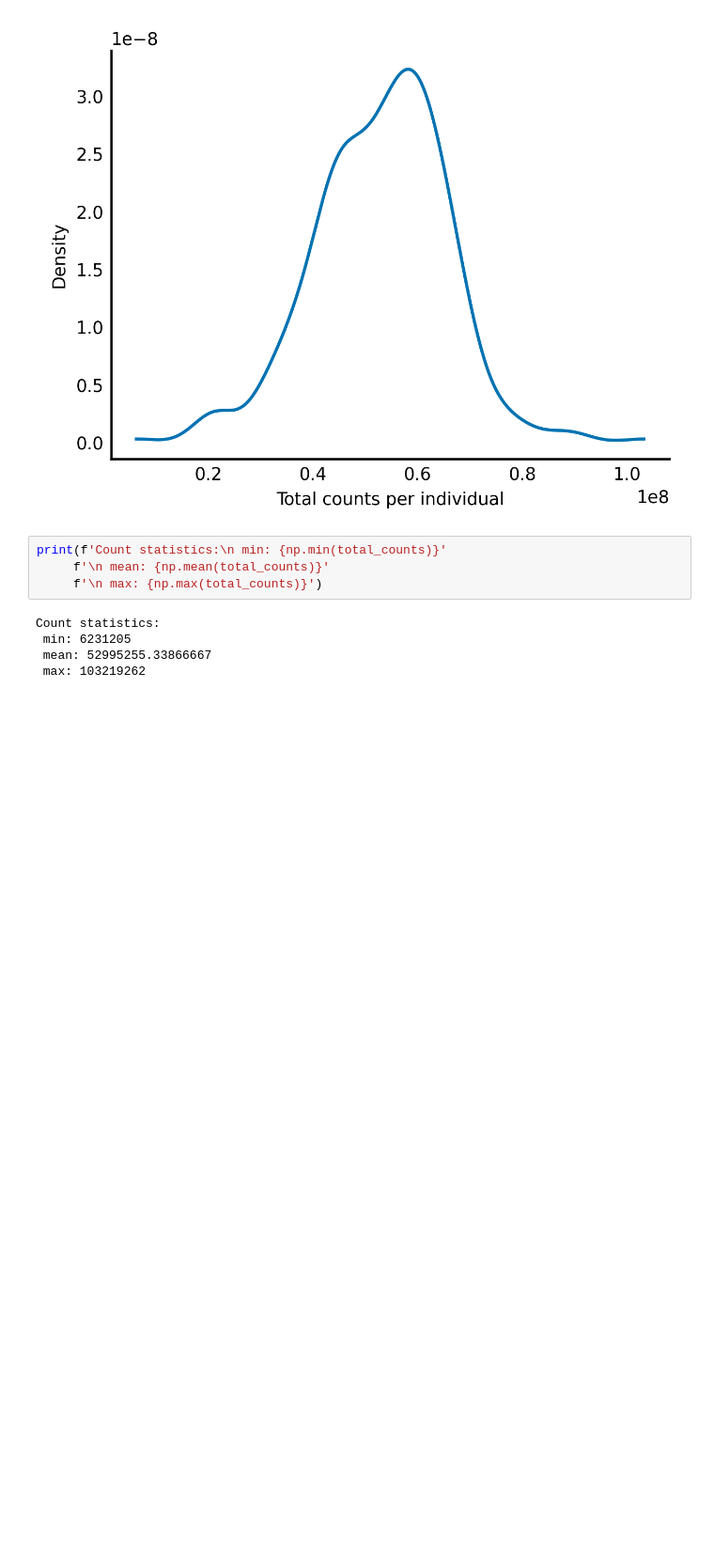
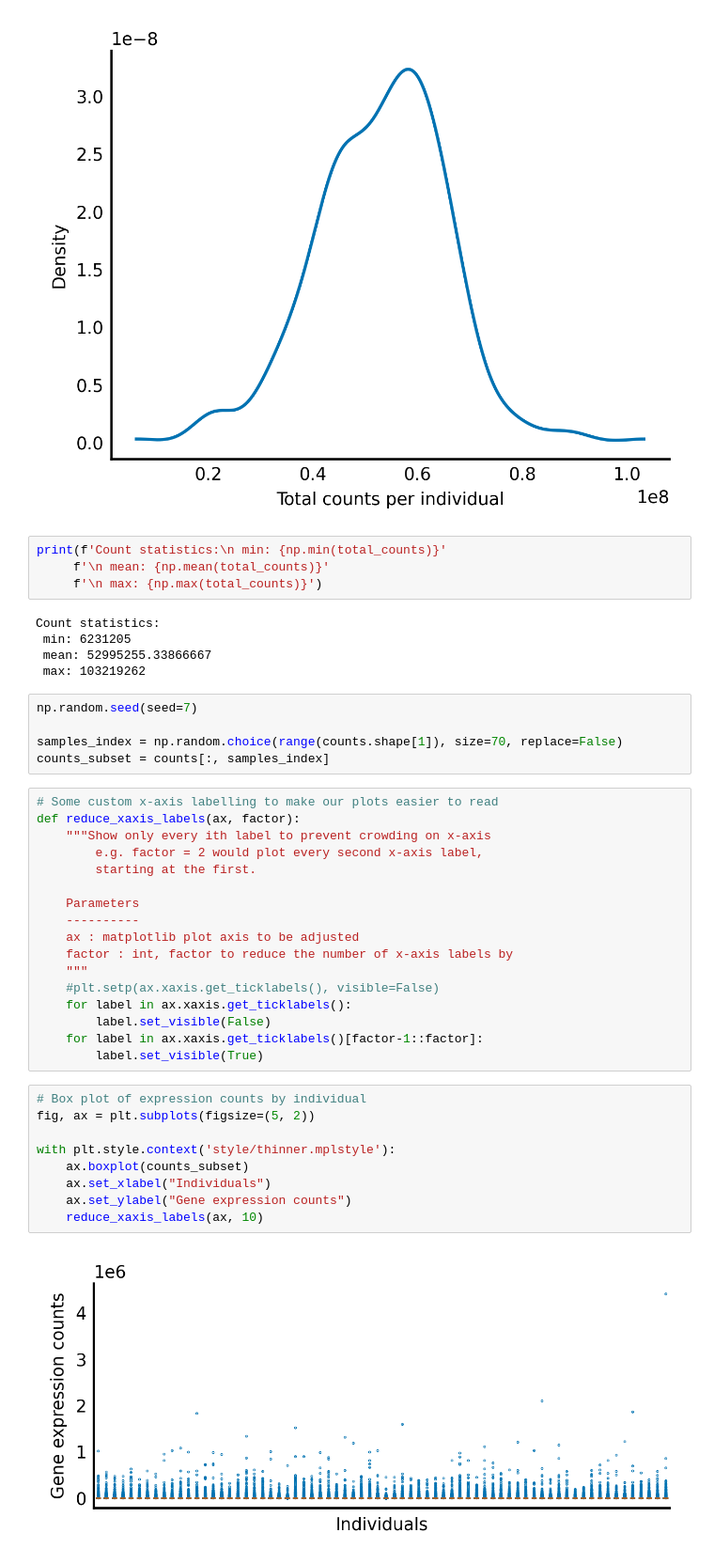
Before and after one commit to kebuhcah/experiments, a Jupyter notebook: elegant-scipy/chapter2.ipynb, the cells around one changed output. Shown at 94% size. Drawn from its saved outputs; the diff is of its cells as text; blank space fills up the shorter version.

Commit message:
more normalization, box plots

```diff
--- a/elegant-scipy/chapter2.ipynb
+++ b/elegant-scipy/chapter2.ipynb
@@ -89,3 +89,36 @@ Count statistics:
  min: 6231205
  mean: 52995255.33866667
  max: 103219262
+# %%
+np.random.seed(seed=7)
+
+samples_index = np.random.choice(range(counts.shape[1]), size=70, replace=False)
+counts_subset = counts[:, samples_index]
+# %%
+# Some custom x-axis labelling to make our plots easier to read
+def reduce_xaxis_labels(ax, factor):
+    """Show only every ith label to prevent crowding on x-axis
+        e.g. factor = 2 would plot every second x-axis label,
+        starting at the first.
+
+    Parameters
+    ----------
+    ax : matplotlib plot axis to be adjusted
+    factor : int, factor to reduce the number of x-axis labels by
+    """
+    #plt.setp(ax.xaxis.get_ticklabels(), visible=False)
+    for label in ax.xaxis.get_ticklabels():
+        label.set_visible(False)
+    for label in ax.xaxis.get_ticklabels()[factor-1::factor]:
+        label.set_visible(True)
+# %%
+# Box plot of expression counts by individual
+fig, ax = plt.subplots(figsize=(5, 2))
+
+with plt.style.context('style/thinner.mplstyle'):
+    ax.boxplot(counts_subset)
+    ax.set_xlabel("Individuals")
+    ax.set_ylabel("Gene expression counts")
+    reduce_xaxis_labels(ax, 10)
+# %% [output]
+[figure, added]
```
Also changed, not shown: parts of 2 cells of this notebook, 1 other file.
